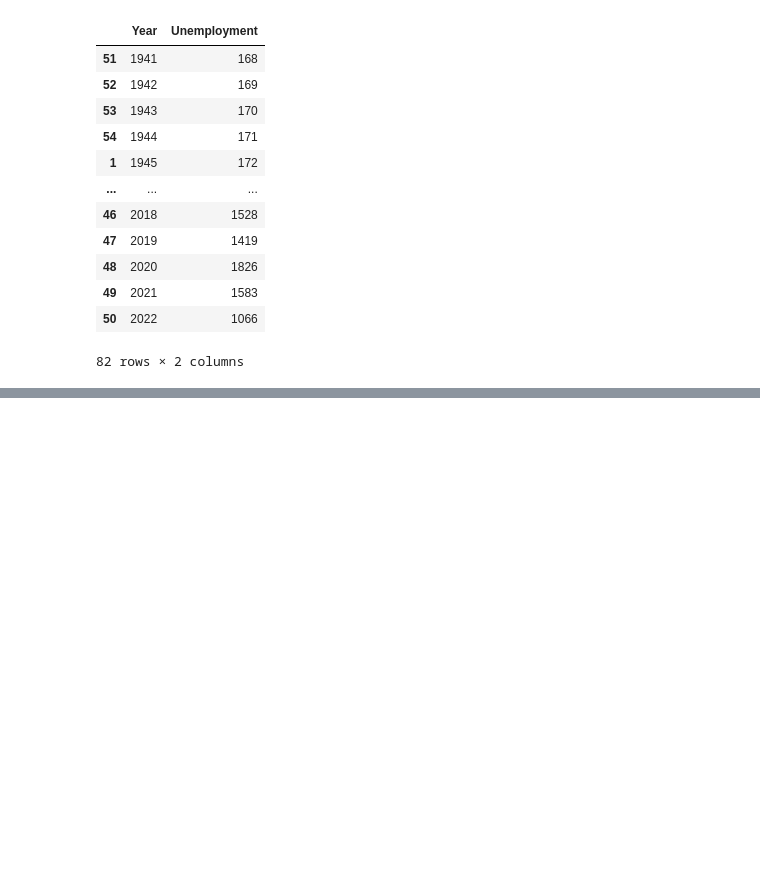
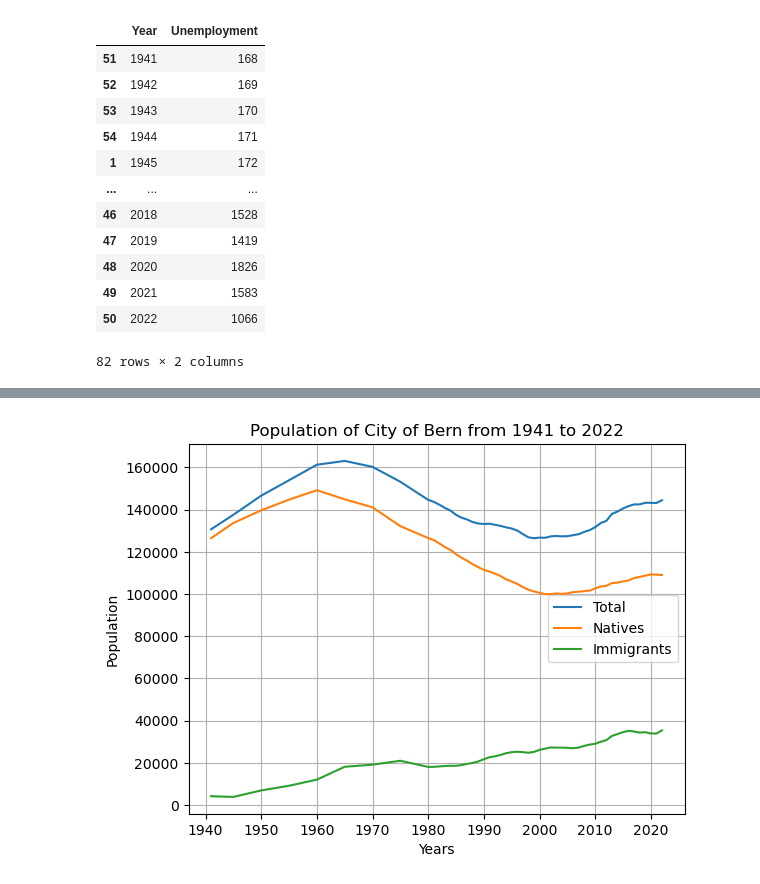
Before and after one commit to gboaventura93/project_Bern, a Jupyter notebook: project.ipynb, the cells around one changed output, grey strips where cells are left out. Drawn from its saved outputs; the diff is of its cells as text; code cells hidden in the pictures; blank space fills up the shorter version.

```diff
--- a/project.ipynb
+++ b/project.ipynb
@@ -685,0 +692,19 @@ df.head()
+# %%
+fig, ax = plt.subplots()
+
+ax.plot(df['Year'], df['Population_Total'], label='Total')
+ax.plot(df['Year'], df['Population_Natives'], label='Natives')
+ax.plot(df['Year'], df['Population_Immigrants'], label='Immigrants')
+
+# Adicionar rótulos e título
+ax.set_xlabel('Years')
+ax.set_ylabel('Population')
+ax.set_title('Population of City of Bern from 1941 to 2022')
+
+# Adicionar legenda
+ax.legend()
+ax.grid(True)
+# Mostrar o gráfico
+plt.show()
+# %% [output]
+[figure, added]
```
Also changed, not shown: parts of 3 cells of this notebook, 2 other files.
